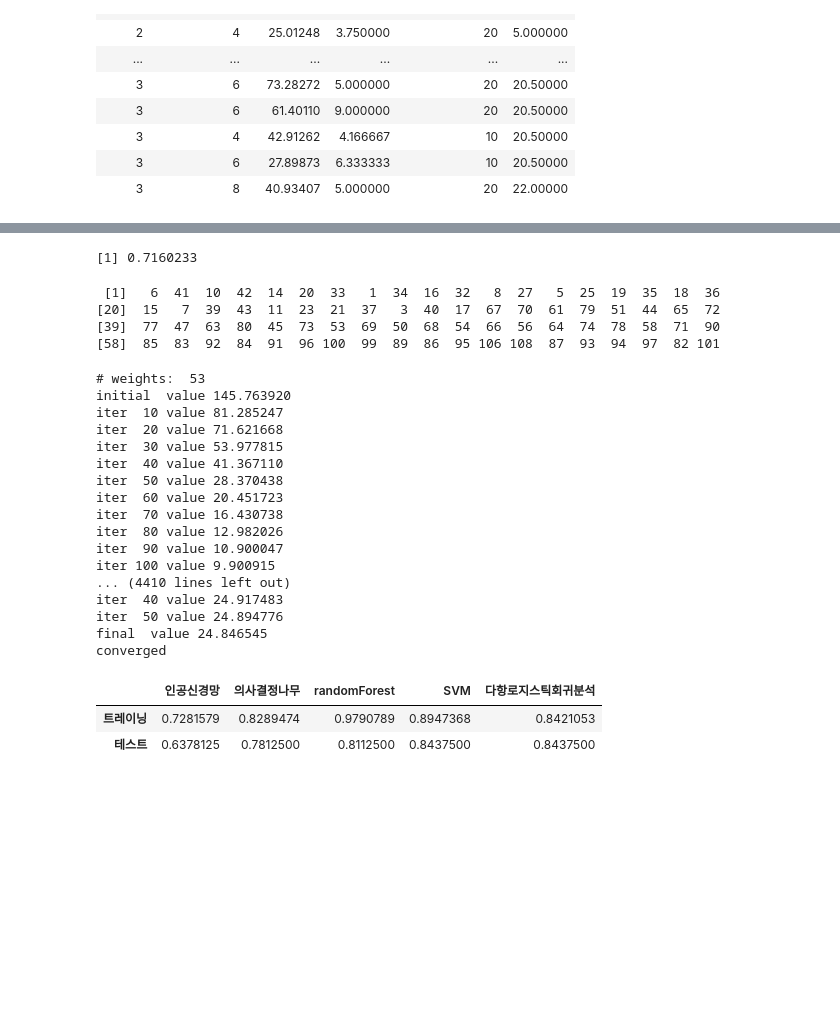
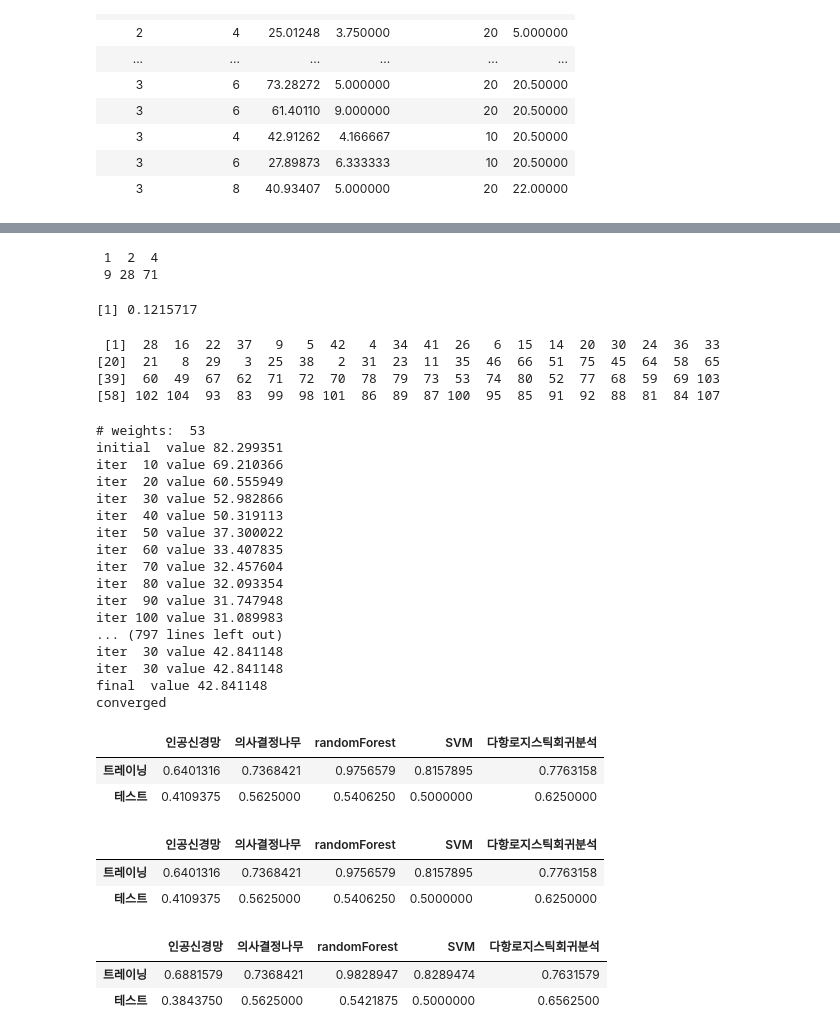
Before and after one commit to bjKim2/pj_rprac, a Jupyter notebook: ZFINAL_1.ipynb, the cells around one changed output, grey strips where cells are left out. Cells and saved outputs as stored; diff of their text form; code cells hidden in the pictures; blank space fills up the shorter version.

```diff
--- a/ZFINAL_1.ipynb
+++ b/ZFINAL_1.ipynb
@@ -132,7 +139,7 @@ i <- 0
           ){Fdata1$배급사점수[i]<-2}
 
         if(Fdata1$배급사[i] %in% c("(주)쇼박스","CJ ENM")
-          ){Fdata1$배급사점수[i]<-3}
+          ){Fdata1$배급사점수[i]<-4}
 
 }
 #점수를 각각이 아닌 묶어서 준는 이유 분포가 작으면 가진값이 그 그간을 대표하지 못한다.
@@ -170,7 +177,7 @@ class(배급사점수)
 # %%
 # fianl 데이터셋 가지고오기
 # %%
-first<-read.csv("../Data/MLData.csv", fileEncoding="utf-8");first
+first<-read.csv("./movies2/MLData.csv", fileEncoding="utf-8");first
 # %% [output]
 | cluster | 감독_배우시너지 | 스크린점유율 | 감독점수 | 장르_관객점수부여 | 휴일 | X12세이상관람가 | X15세이상관람가 | 전체관람가 | 청소년관람불가 | 배우점수 | ... |
 | 1 | 3 | 23.79760 | 3.000000 | 10 | 9 | TRUE | FALSE | FALSE | FALSE | 4.000000 | ... |
@@ -309,2 +316,9 @@ c
 # %%
-first1$배급사점수<-c$배급사점수;first1
+for( i in 1:nrow(first1)){
+    for(j in 1:nrow(c)){
+        if(first1$스크린점유율[i] == c$스크린점유율[j]){
+            first1$배급사점수[i] = c$배급사점수[j]
+        }
+
+    }
+}
@@ -329,7 +325,12 @@ first1$배급사점수<-c$배급사점수;first1
+# %%
+table(first1$배급사점수)
+# %% [output]
+ 1  2  4
+ 9 28 71
 # %%
 cor(as.numeric(first1$cluster),first1$배급사점수)
 # %% [output]
-[1] 0.7160233
+[1] 0.1215717
 # %%
 # first1$제곱<-a$a   #1.감독점수,배우점수 제곱
 # %%
@@ -371,12 +372,14 @@ f.multinom <- function(data.tr, x, y) {
 
 result <- rep(0,5)
 temp <- rep(0,5)
-n <- 100
+n <- 20
+set.seed(1234)
 samp <- append(append(sample(1:43, 30),
 sample(44:80, 26)),
 sample(81:108, 20));samp
 
 for (i in 1:n) {
+    set.seed(i)
 
 
     # 학습용 데이터 셋
@@ -385,53 +388,67 @@ for (i in 1:n) {
     # 검증용 데이터셋
     data.test <- subset(first1[-samp,], select = c(cluster,감독_배우시너지,스크린점유율,감독점수,장르_관객점수부여,배우점수,배급사점수))
 
     # 문제 및 정답 만들기
     x <- subset(data.test, select = -cluster)
     y <- data.test$cluster
     result[1] <- result[1] + f.nnet(data.tr, x, y)
     result[2] <- result[2] + f.ctree(data.tr, x, y)
     result[3] <- result[3] + f.randomForest(data.tr, x, y)
     result[4] <- result[4] + f.svm(data.tr, x, y)
     result[5] <- result[5] + f.multinom(data.tr, x, y)
 
     temp[1] <- temp[1] + f.nnet(data.tr, subset(data.tr, select = -cluster), data.tr$cluster)
     temp[2] <- temp[2] + f.ctree(data.tr, subset(data.tr, select = -cluster), data.tr$cluster)
     temp[3] <- temp[3] + f.randomForest(data.tr, subset(data.tr, select = -cluster), data.tr$cluster)
     temp[4] <- temp[4] + f.svm(data.tr, subset(data.tr, select = -cluster), data.tr$cluster)
     temp[5] <- temp[5] + f.multinom(data.tr, subset(data.tr, select = -cluster), data.tr$cluster)
 }
 result <- result / n
 temp <- temp / n
 
 res_all <- rbind(t(as.data.frame(temp)),
 t(as.data.frame(result)))
 colnames(res_all) <- c("인공신경망", "의사결정나무", "randomForest", "SVM", "다항로지스틱회귀분석")
 rownames(res_all) <- c("트레이닝", "테스트")
 res_all
 # %% [output]
- [1]   6  41  10  42  14  20  33   1  34  16  32   8  27   5  25  19  35  18  36
-[20]  15   7  39  43  11  23  21  37   3  40  17  67  70  61  79  51  44  65  72
-[39]  77  47  63  80  45  73  53  69  50  68  54  66  56  64  74  78  58  71  90
-[58]  85  83  92  84  91  96 100  99  89  86  95 106 108  87  93  94  97  82 101
+ [1]  28  16  22  37   9   5  42   4  34  41  26   6  15  14  20  30  24  36  33
+[20]  21   8  29   3  25  38   2  31  23  11  35  46  66  51  75  45  64  58  65
+[39]  60  49  67  62  71  72  70  78  79  73  53  74  80  52  77  68  59  69 103
+[58] 102 104  93  83  99  98 101  86  89  87 100  95  85  91  92  88  81  84 107
 # weights:  53
-initial  value 145.763920
-iter  10 value 81.285247
-iter  20 value 71.621668
-iter  30 value 53.977815
-iter  40 value 41.367110
-iter  50 value 28.370438
-iter  60 value 20.451723
-iter  70 value 16.430738
-iter  80 value 12.982026
-iter  90 value 10.900047
-iter 100 value 9.900915
-... (4410 lines left out)
-iter  40 value 24.917483
-iter  50 value 24.894776
-final  value 24.846545
+initial  value 82.299351
+iter  10 value 69.210366
+iter  20 value 60.555949
+iter  30 value 52.982866
+iter  40 value 50.319113
+iter  50 value 37.300022
+iter  60 value 33.407835
+iter  70 value 32.457604
+iter  80 value 32.093354
+iter  90 value 31.747948
+iter 100 value 31.089983
+... (797 lines left out)
+iter  30 value 42.841148
+iter  30 value 42.841148
+final  value 42.841148
 converged
 |  | 인공신경망 | 의사결정나무 | randomForest | SVM | 다항로지스틱회귀분석 |
-| 트레이닝 | 0.7281579 | 0.8289474 | 0.9790789 | 0.8947368 | 0.8421053 |
-| 테스트 | 0.6378125 | 0.7812500 | 0.8112500 | 0.8437500 | 0.8437500 |
+| 트레이닝 | 0.6401316 | 0.7368421 | 0.9756579 | 0.8157895 | 0.7763158 |
+| 테스트 | 0.4109375 | 0.5625000 | 0.5406250 | 0.5000000 | 0.6250000 |
+# %%
+#1234 , 3 -> 6
+res_all
+# %% [output]
+|  | 인공신경망 | 의사결정나무 | randomForest | SVM | 다항로지스틱회귀분석 |
+| 트레이닝 | 0.6401316 | 0.7368421 | 0.9756579 | 0.8157895 | 0.7763158 |
+| 테스트 | 0.4109375 | 0.5625000 | 0.5406250 | 0.5000000 | 0.6250000 |
+# %%
+#1234 , 20회
+res_all
+# %% [output]
+|  | 인공신경망 | 의사결정나무 | randomForest | SVM | 다항로지스틱회귀분석 |
+| 트레이닝 | 0.6881579 | 0.7368421 | 0.9828947 | 0.8289474 | 0.7631579 |
+| 테스트 | 0.3843750 | 0.5625000 | 0.5421875 | 0.5000000 | 0.6562500 |
 # %%
 # 데이터 편차가크면 의사결정나무가 잘나온다. ex)부동산 데이터
```
Also changed, not shown: parts of 10 cells of this notebook, 16 other files.
